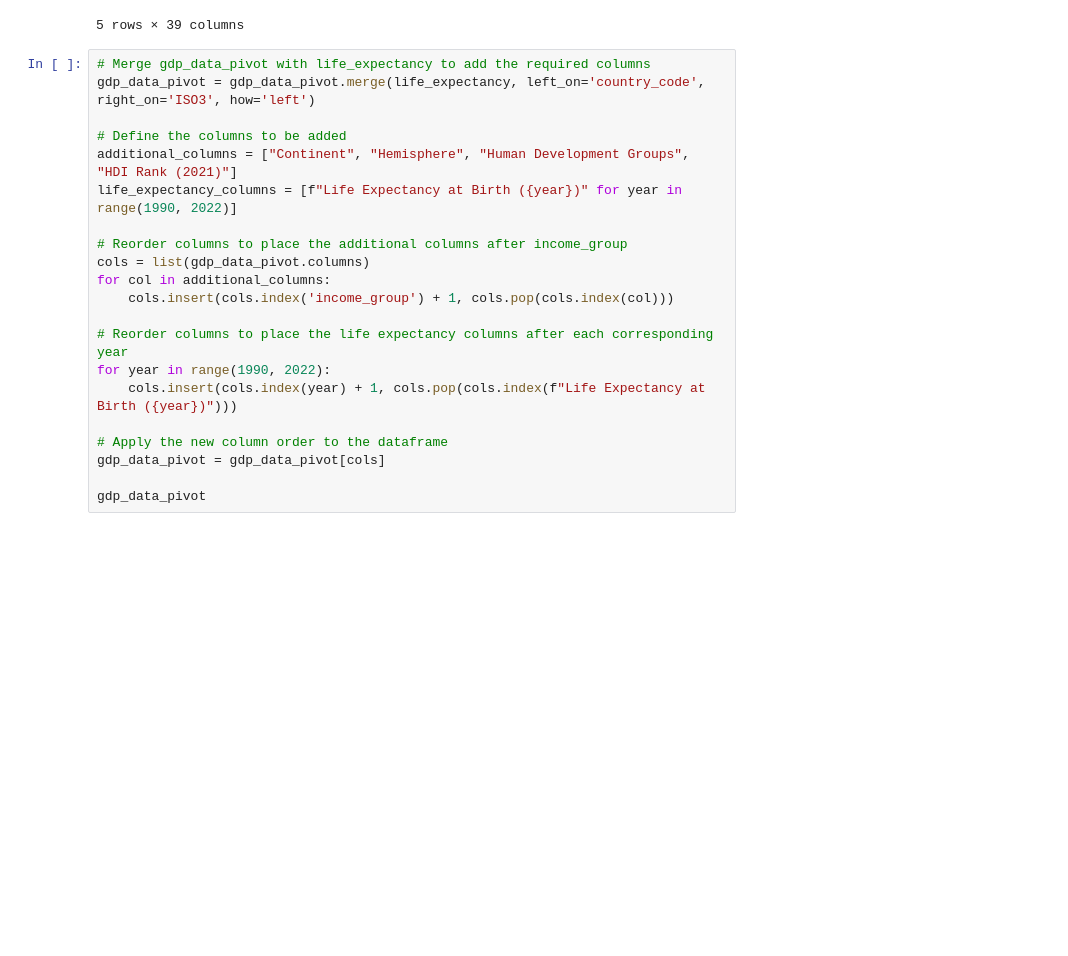
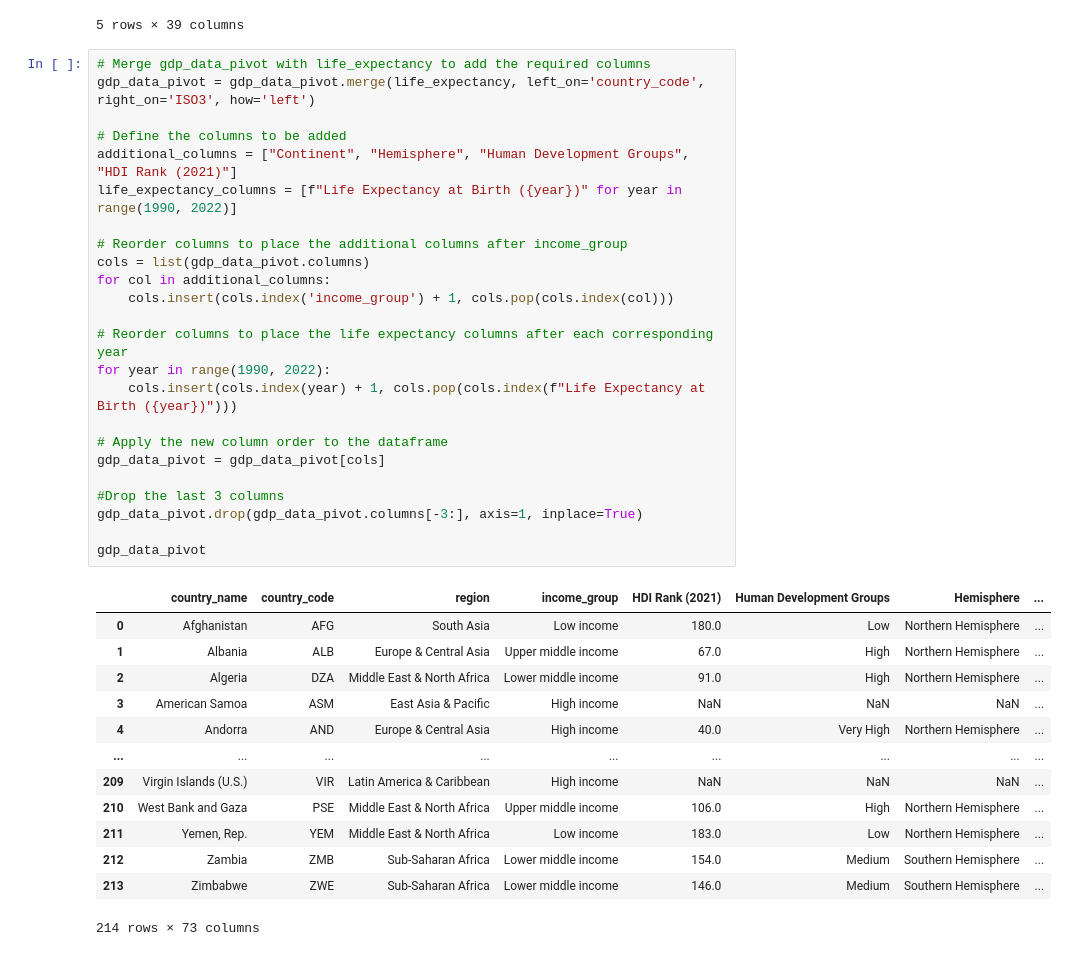
Before and after one commit to larubiano0/Parcial2-He2AI, a Jupyter notebook: GDP_script.ipynb, the cells around one changed output. Saved outputs shown, nothing was run; the diff lists cells and outputs as text; blank space fills up the shorter version.

```diff
--- a/GDP_script.ipynb
+++ b/GDP_script.ipynb
@@ -139,21 +139,38 @@ Path to dataset files: /Users/larubiano0/.cache/kagglehub/datasets/iamsouravbane
 # %%
 # Merge gdp_data_pivot with life_expectancy to add the required columns
 gdp_data_pivot = gdp_data_pivot.merge(life_expectancy, left_on='country_code', right_on='ISO3', how='left')
 
 # Define the columns to be added
 additional_columns = ["Continent", "Hemisphere", "Human Development Groups", "HDI Rank (2021)"]
 life_expectancy_columns = [f"Life Expectancy at Birth ({year})" for year in range(1990, 2022)]
 
 # Reorder columns to place the additional columns after income_group
 cols = list(gdp_data_pivot.columns)
 for col in additional_columns:
     cols.insert(cols.index('income_group') + 1, cols.pop(cols.index(col)))
 
 # Reorder columns to place the life expectancy columns after each corresponding year
 for year in range(1990, 2022):
     cols.insert(cols.index(year) + 1, cols.pop(cols.index(f"Life Expectancy at Birth ({year})")))
 
 # Apply the new column order to the dataframe
 gdp_data_pivot = gdp_data_pivot[cols]
 
+#Drop the last 3 columns
+gdp_data_pivot.drop(gdp_data_pivot.columns[-3:], axis=1, inplace=True)
+
 gdp_data_pivot
+# %% [output]
+|  | country_name | country_code | region | income_group | HDI Rank (2021) | Human Development Groups | Hemisphere | ... |
+| 0 | Afghanistan | AFG | South Asia | Low income | 180.0 | Low | Northern Hemisphere | ... |
+| 1 | Albania | ALB | Europe & Central Asia | Upper middle income | 67.0 | High | Northern Hemisphere | ... |
+| 2 | Algeria | DZA | Middle East & North Africa | Lower middle income | 91.0 | High | Northern Hemisphere | ... |
+| 3 | American Samoa | ASM | East Asia & Pacific | High income | NaN | NaN | NaN | ... |
+| 4 | Andorra | AND | Europe & Central Asia | High income | 40.0 | Very High | Northern Hemisphere | ... |
+| ... | ... | ... | ... | ... | ... | ... | ... | ... |
+| 209 | Virgin Islands (U.S.) | VIR | Latin America & Caribbean | High income | NaN | NaN | NaN | ... |
+| 210 | West Bank and Gaza | PSE | Middle East & North Africa | Upper middle income | 106.0 | High | Northern Hemisphere | ... |
+| 211 | Yemen, Rep. | YEM | Middle East & North Africa | Low income | 183.0 | Low | Northern Hemisphere | ... |
+| 212 | Zambia | ZMB | Sub-Saharan Africa | Lower middle income | 154.0 | Medium | Southern Hemisphere | ... |
+| 213 | Zimbabwe | ZWE | Sub-Saharan Africa | Lower middle income | 146.0 | Medium | Southern Hemisphere | ... |
+214 rows × 73 columns
```
